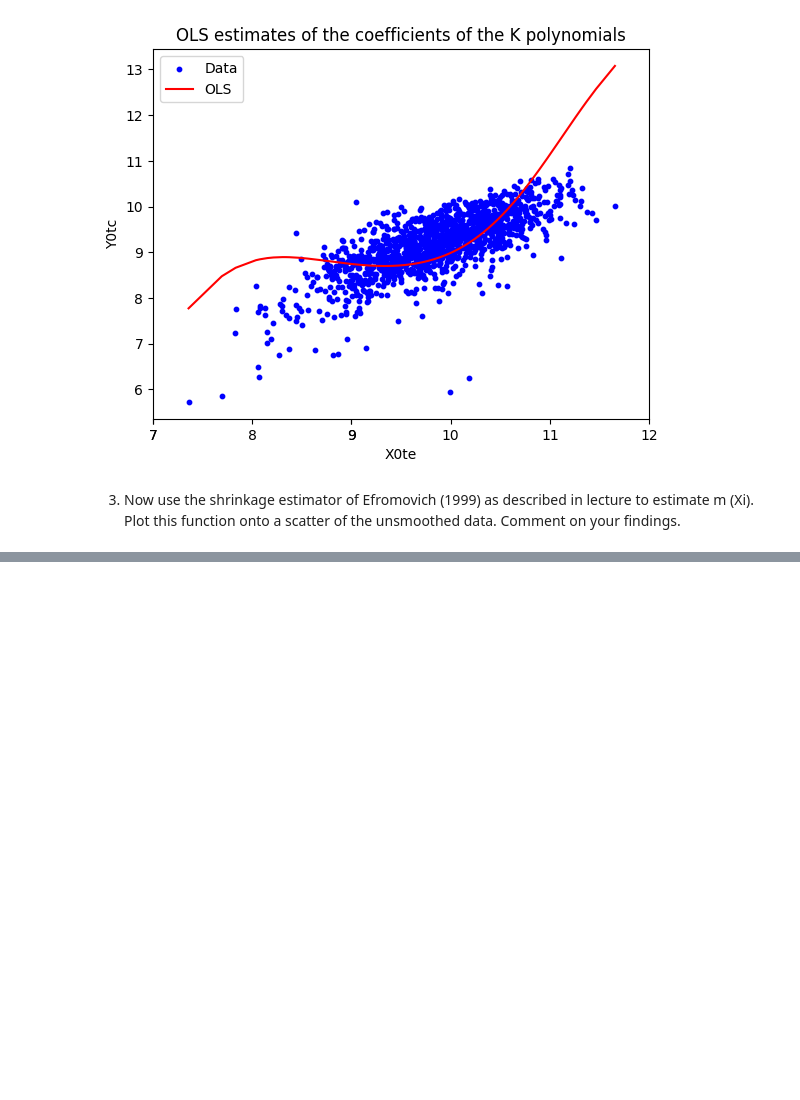
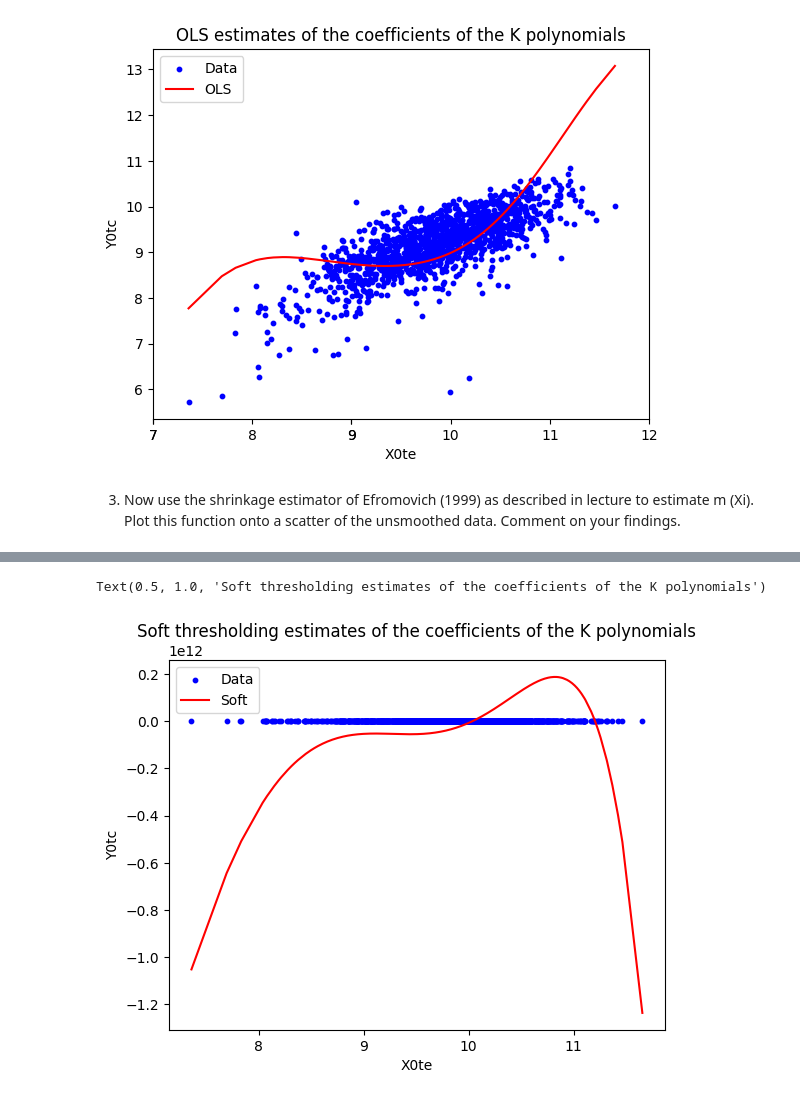
Before and after one commit to MuhammadCourses/Ec240a, a Jupyter notebook: Problem Sets/PS2_Code.ipynb, the cells around one changed output, grey strips where cells are left out. Saved outputs shown, nothing was run; the diff lists cells and outputs as text; code cells hidden in the pictures; blank space fills up the shorter version.

```diff
--- a/Problem Sets/PS2_Code.ipynb
+++ b/Problem Sets/PS2_Code.ipynb
@@ -102,0 +131,28 @@ this function onto a scatter of the unsmoothed data. Comment on your findings.
+# %%
+# First let us choose lambda by minimizing (K/N)*Sigma^2-2(sigma^2/N)Sum1toK(1(abs(theta_k))<=lmabda)+Sum1toK(theta_k^2,lambda^2)
+# Define the function that computes the value of the objective function for a given value of lambda.
+def objective_function(lmbda, theta, sigma2,K,N):
+    return (K/N)*sigma2 - 2*(sigma2/N)*np.sum(np.abs(theta) <= lmbda) + np.sum(np.minimum(theta**2, lmbda**2))
+
+sigma2 = np.var(Y - X @ beta)
+K = len(theta)
+N = len(Y)
+# minimize the objective function over lambda
+from scipy.optimize import minimize_scalar
+result = minimize_scalar(objective_function, args=(theta, sigma2,K,N))
+lmbda = result.x
+# Soft thresholding
+theta_soft = np.sign(theta) * np.maximum(np.abs(theta) - lmbda, 0)
+calories['Y0tc_hat_soft'] = X @ theta_soft
+# %%
+# Plot the soft thresholding estimates of the coefficients of the K polynomials
+plt.scatter(calories['X0te'], calories['Y0tc'], label='Data', color='blue', s=10)
+sorted_indices = np.argsort(calories['X0te'])
+plt.plot(calories['X0te'].iloc[sorted_indices], calories['Y0tc_hat_soft'].iloc[sorted_indices], label='Soft', color='red')
+plt.xlabel('X0te')
+plt.ylabel('Y0tc')
+plt.legend()
+plt.title('Soft thresholding estimates of the coefficients of the K polynomials')
+# %% [output]
+Text(0.5, 1.0, 'Soft thresholding estimates of the coefficients of the K polynomials')
+[figure, added]
```
Also changed, not shown: parts of 4 cells of this notebook.
